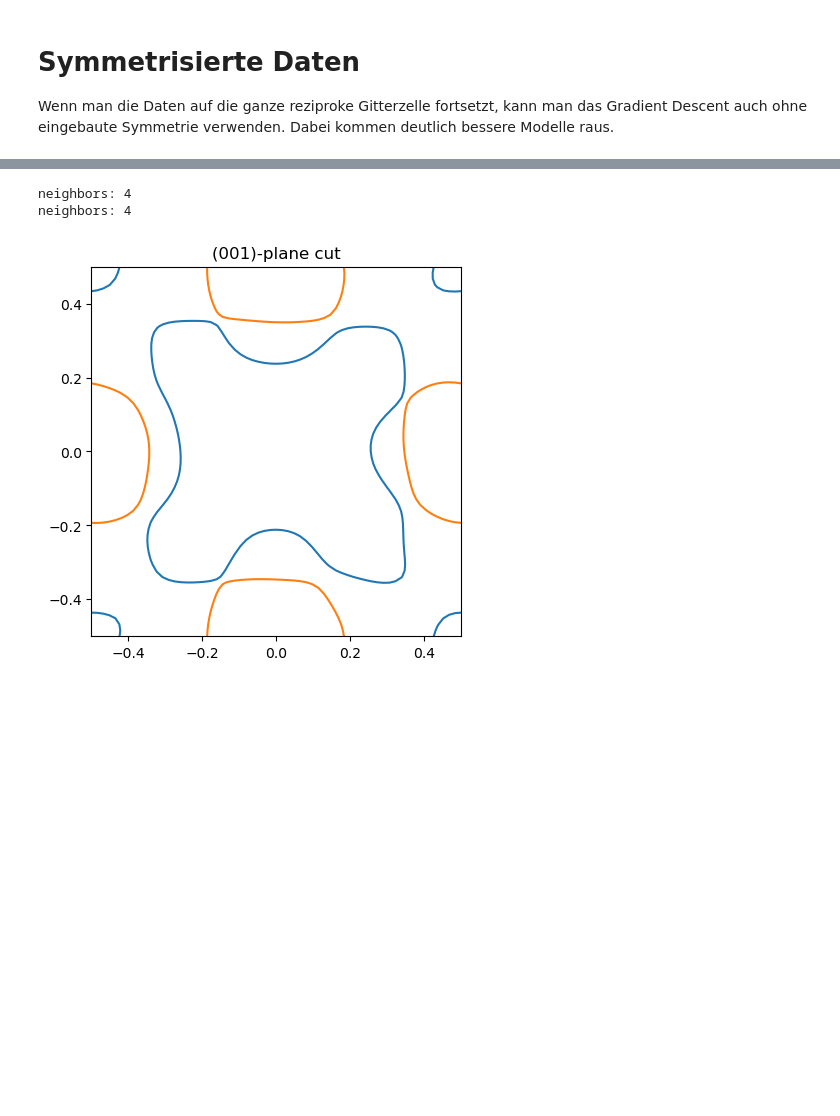
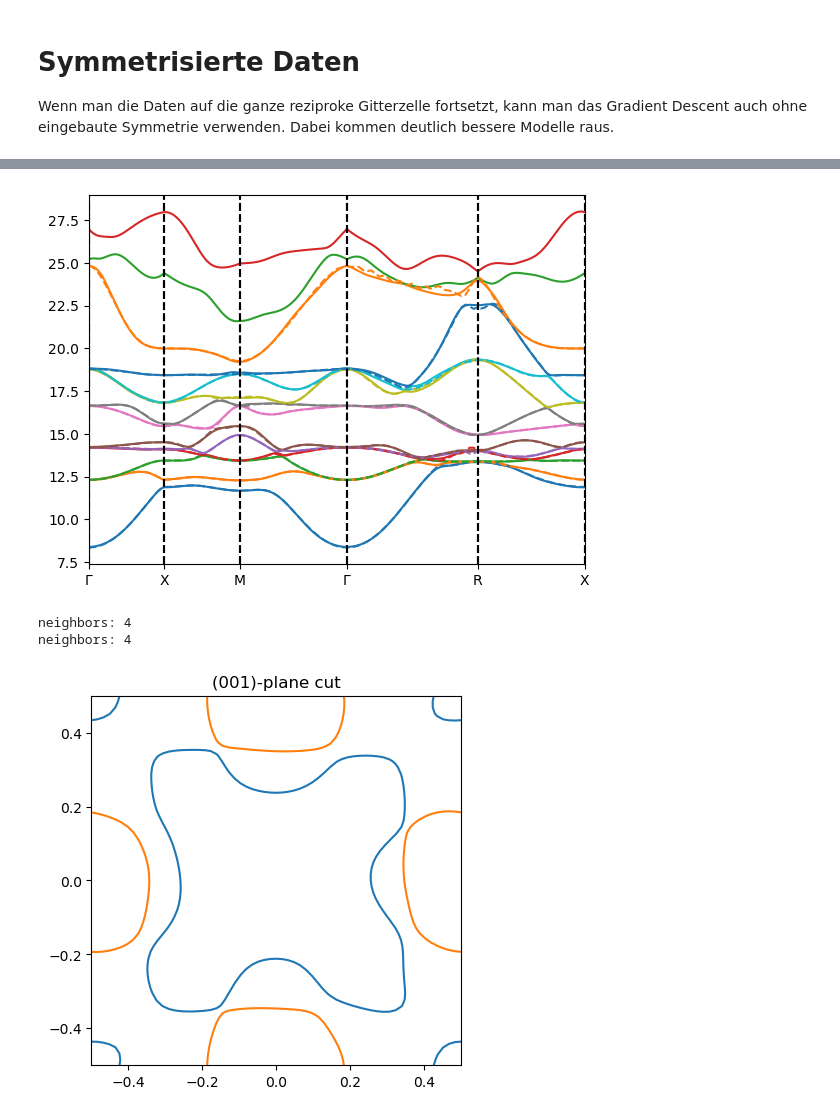
Before and after one commit to redweasel/tight-binding, a Jupyter notebook: notebooks/AsymTightBinding.ipynb, the cells around one changed output, grey strips where cells are left out. Drawn from its saved outputs; the diff is of its cells as text; code cells hidden in the pictures; blank space fills up the shorter version.

```diff
--- a/notebooks/AsymTightBinding.ipynb
+++ b/notebooks/AsymTightBinding.ipynb
@@ -51,0 +53,15 @@ final loss: 2.19e-01 (max band-error [0.411 0.278 0.206 0.315 0.231 0.236 0.292
+# %%
+tb_nitinol = AsymTightBindingModel.load("ni_asym.repr")
+#tb_nitinol = AsymTightBindingModel.load("asym_nitinol.json")
+#tb_nitinol.save("asym_nitinol2.json")
+
+# show error
+tb_nitinol.optimize(k_smpl, 1, ref_bands, weights, band_offset, 0, 1, use_pinv=False)
+
+path = kpaths.KPath('G').to('X').to('M').to('G').to('R').to('X')
+interpolator = kpaths.interpolate(k_smpl, ref_bands, Symmetry.none(), method='cubic')
+path.plot(tb_nitinol, '-')
+path.plot(interpolator, '--')
+#plt.ylim(8, 24)
+plt.show()
+# %% [output]
@@ -52,3 +69,4 @@ final loss: 2.19e-01 (max band-error [0.411 0.278 0.206 0.315 0.231 0.236 0.292
+[figure, added]
 # %%
 print("neighbors:", len(tb_nitinol.neighbors))
 print("neighbors:", len(tb_nitinol.params))
```
Also changed, not shown: parts of 4 cells of this notebook, 15 other files.
